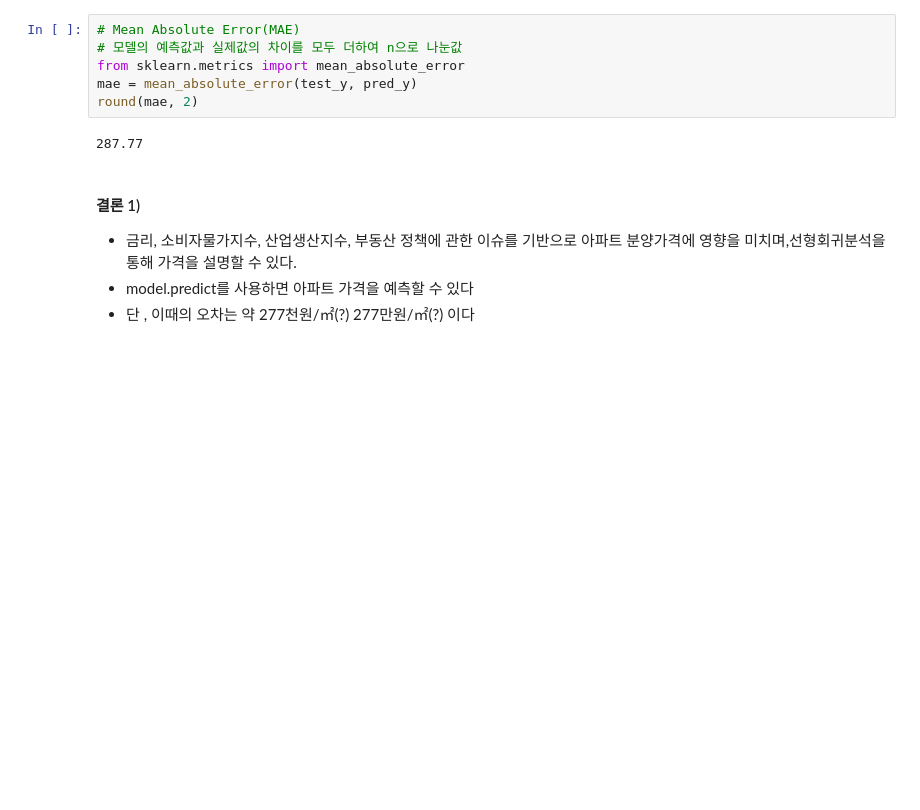
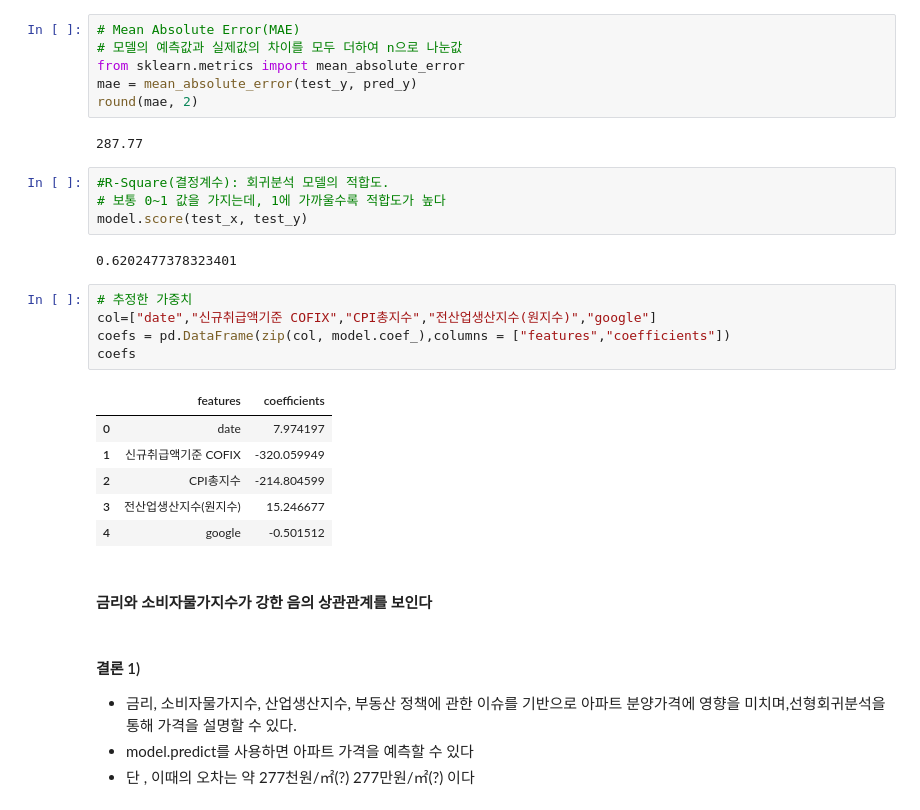
Before and after one commit to trhgu/EDA_project, a Jupyter notebook: preprocess_python.ipynb, the cells around one changed output. Drawn from its saved outputs; the diff is of its cells as text; blank space fills up the shorter version.

```diff
--- a/preprocess_python.ipynb
+++ b/preprocess_python.ipynb
@@ -421,6 +422,26 @@ mae = mean_absolute_error(test_y, pred_y)
 round(mae, 2)
 # %% [output]
 287.77
+# %%
+#R-Square(결정계수): 회귀분석 모델의 적합도.
+# 보통 0~1 값을 가지는데, 1에 가까울수록 적합도가 높다
+model.score(test_x, test_y)
+# %% [output]
+0.6202477378323401
+# %%
+# 추정한 가중치
+col=["date","신규취급액기준 COFIX","CPI총지수","전산업생산지수(원지수)","google"]
+coefs = pd.DataFrame(zip(col, model.coef_),columns = ["features","coefficients"])
+coefs
+# %% [output]
+|  | features | coefficients |
+| 0 | date | 7.974197 |
+| 1 | 신규취급액기준 COFIX | -320.059949 |
+| 2 | CPI총지수 | -214.804599 |
+| 3 | 전산업생산지수(원지수) | 15.246677 |
+| 4 | google | -0.501512 |
+# %% [markdown]
+#### 금리와 소비자물가지수가 강한 음의 상관관계를 보인다
 # %% [markdown]
 #### 결론 1)
 - 금리, 소비자물가지수, 산업생산지수, 부동산 정책에 관한 이슈를 기반으로 아파트 분양가격에 영향을 미치며,선형회귀분석을 통해 가격을 설명할 수 있다.
```
Also changed, not shown: parts of 9 cells of this notebook.
